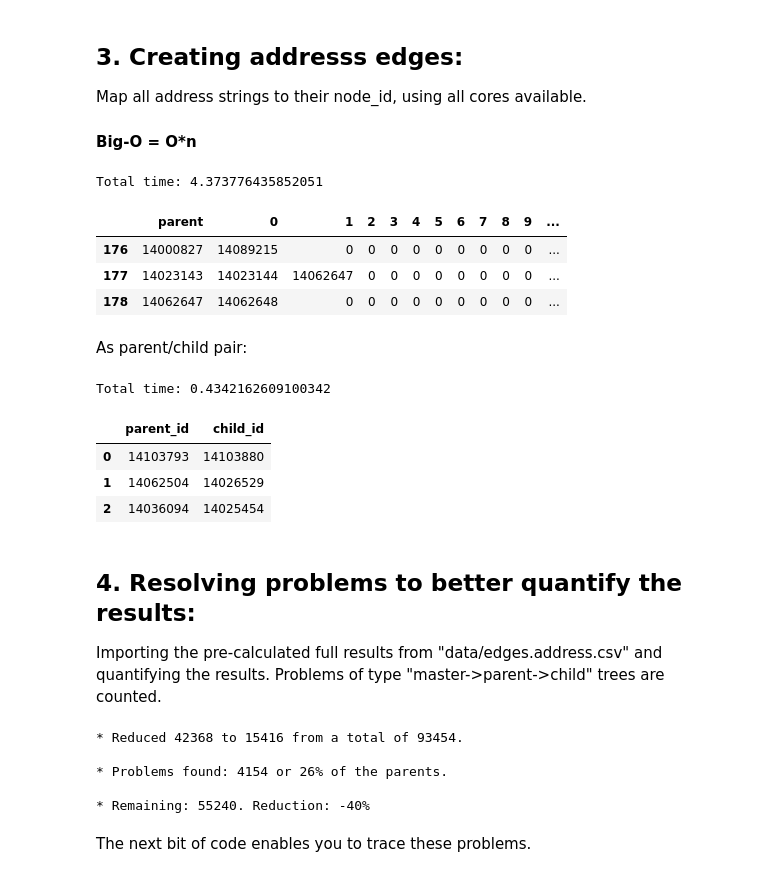
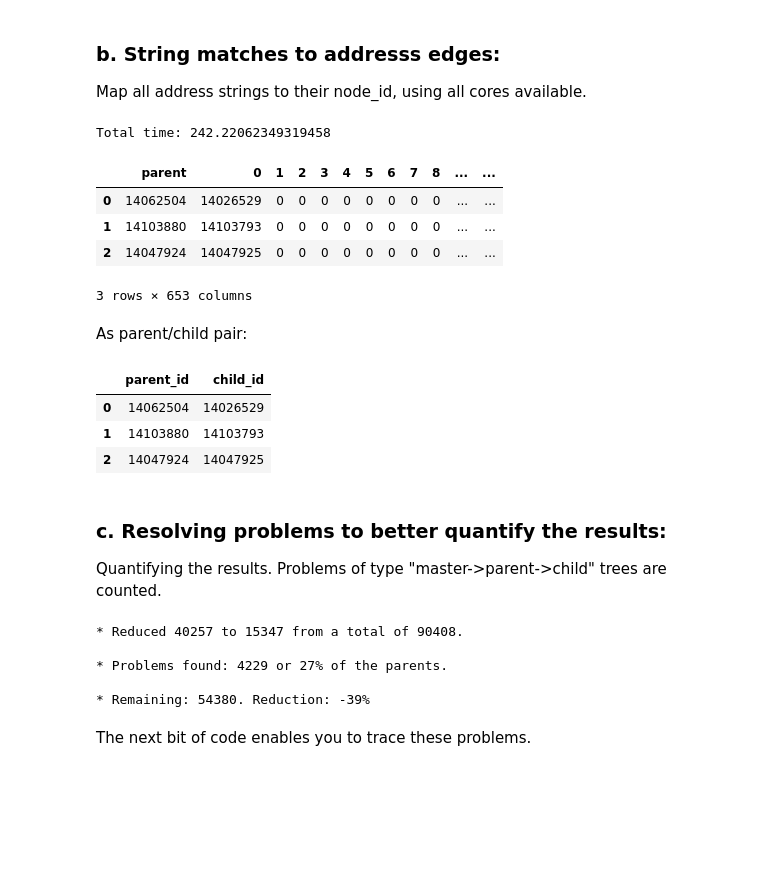
Before and after one commit to PositivPy/panama-papers, a Jupyter notebook: 2.grouping_similar_address.ipynb, the cells around one changed output. Drawn from its saved outputs; the diff is of its cells as text; code cells hidden in the pictures; blank space fills up the shorter version.

Commit message:
Finished grouping similar address notebook

```diff
--- a/2.grouping_similar_address.ipynb
+++ b/2.grouping_similar_address.ipynb
@@ -97,0 +129,27 @@ address.head(N_ROWS)
+# %%
+def map_parent_id(df):
+    # parent_id is the first row's node_id
+    parent_id = df.index[0]
+    # children are the rest of the rows
+    df.iloc[ 1:, df.columns.get_indexer(['parent_id']) ] = parent_id
+    return df
+
+def gapply_parallel(df_group, func):
+    t1 = time.time()
+
+    df_list = [ group for name, group in df_group ]
+
+    with Pool( cpu_count() ) as pool:
+        results = pool.map(func, df_list)
+
+    result_df = pandas.concat( results )
+
+    print( f'* Total in:', time.time()-t1 )
+    return result_df
+
+duplicate_group = duplicates.groupby(['address', 'countries'])
+
+matches = gapply_parallel(duplicate_group, map_parent_id)
+
+address.update(matches)
+address.parent_id = address.parent_id.astype('Int64')
@@ -97,0 +158,5 @@ address.head(N_ROWS)
+# %%
+duplicates_mapped = address[ address.parent_id > 0]
+print('Duplicates mapped:', duplicates_mapped.shape[0])
+
+duplicates_mapped.head(N_ROWS)
@@ -104,0 +191,2 @@ TODO: Find Big-O Notation
+# %%
+address = address.drop(duplicates_mapped.index).dropna()
@@ -107,13 +198,10 @@ from multiprocessing import Pool, cpu_count
 from fuzzywuzzy import fuzz, process
 import time
 
-# TODO: in production; yield the results as they come to the rest of the pipeline.
-# TODO: sort the groups by size, so the computation can start on the biggest group first (i.e: China with 20k address). This would decrease the total computation time.
-
 THRESHOLD = 75
 SELECTOR = 'address'
 GROUP = address.groupby('countries')
-LIMIT = 50
+LIMIT = 0
 
 def calculate_string_similarity(df):
     t1 = time.time()
@@ -197,68 +286,62 @@ similar_str[ 15:18 ]
 # %% [markdown]
-## 3. Creating addresss edges:
+### b. String matches to addresss edges:
 Map all address strings to their node_id, using all cores available.
-
-#### Big-O = O*n
 # %%
 def string_to_ID(df):
     def func(x):
         if isinstance(x, str):
             return address.index[ address.address == x ][0]
         return 0
 
     return df.applymap(func)
 
 def apply_parallel(df, func):
     t1 = time.time()
 
     _cpu_count = cpu_count()
     df_split = numpy.array_split( df, _cpu_count )
 
     with Pool( _cpu_count ) as pool:
         res = pool.map( func, df_split )
         try:
             df = pandas.concat( res )
         except ValueError:
             # result could be a list of Nones
             pass
 
     print(f'Total time:', time.time()-t1 )
     return df
 
 similar_nodes = apply_parallel(similar_str, string_to_ID)
-similar_nodes.tail(N_ROWS)
+similar_nodes.head(N_ROWS)
 # %% [output]
-Total time: 4.373776435852051
+Total time: 242.22062349319458
-|  | parent | 0 | 1 | 2 | 3 | 4 | 5 | 6 | 7 | 8 | 9 | ... |
-| 176 | 14000827 | 14089215 | 0 | 0 | 0 | 0 | 0 | 0 | 0 | 0 | 0 | ... |
-| 177 | 14023143 | 14023144 | 14062647 | 0 | 0 | 0 | 0 | 0 | 0 | 0 | 0 | ... |
-| 178 | 14062647 | 14062648 | 0 | 0 | 0 | 0 | 0 | 0 | 0 | 0 | 0 | ... |
+|  | parent | 0 | 1 | 2 | 3 | 4 | 5 | 6 | 7 | 8 | ... | ... |
+| 0 | 14062504 | 14026529 | 0 | 0 | 0 | 0 | 0 | 0 | 0 | 0 | ... | ... |
+| 1 | 14103880 | 14103793 | 0 | 0 | 0 | 0 | 0 | 0 | 0 | 0 | ... | ... |
+| 2 | 14047924 | 14047925 | 0 | 0 | 0 | 0 | 0 | 0 | 0 | 0 | ... | ... |
+3 rows × 653 columns
 # %% [markdown]
 As parent/child pair:
 # %%
-def flatten_to_pair(df):
-    return  ( similar_nodes.astype('Int64').where(similar_nodes.ne(0))
+similar_nodes = ( similar_nodes.astype('Int64').where(similar_nodes.ne(0))
                     .set_index('parent')
                     .stack()
                     .reset_index(level=0, name='child_id') )
 
-similar_nodes = apply_parallel(similar_nodes, flatten_to_pair)
 similar_nodes.rename( { 'parent' : 'parent_id'}, axis=1, inplace=True)
 similar_nodes.reset_index(drop=True, inplace=True)
 
 similar_nodes.head(N_ROWS)
 # %% [output]
-Total time: 0.4342162609100342
 |  | parent_id | child_id |
-| 0 | 14103793 | 14103880 |
-| 1 | 14062504 | 14026529 |
-| 2 | 14036094 | 14025454 |
+| 0 | 14062504 | 14026529 |
+| 1 | 14103880 | 14103793 |
+| 2 | 14047924 | 14047925 |
 # %% [markdown]
-## 4. Resolving problems to better quantify the results:
-Importing the pre-calculated full results from "data/edges.address.csv" and quantifying the results. Problems of type "master->parent->child" trees are counted.
+### c. Resolving problems to better quantify the results:
+Quantifying the results. Problems of type "master->parent->child" trees are counted.
 # %%
-similar_nodes = pandas.read_csv('data/edges.address.csv')
-
 def quantify_results():
     original_count = address.shape[0]
 
@@ -282,11 +365,11 @@ def quantify_results():
 
 problems = quantify_results()
 # %% [output]
-* Reduced 42368 to 15416 from a total of 93454.
+* Reduced 40257 to 15347 from a total of 90408.
 
-* Problems found: 4154 or 26% of the parents.
+* Problems found: 4229 or 27% of the parents.
 
-* Remaining: 55240. Reduction: -40%
+* Remaining: 54380. Reduction: -39%
 # %% [markdown]
 The next bit of code enables you to trace these problems.
 # %%
```
Also changed, not shown: parts of 35 cells of this notebook.
